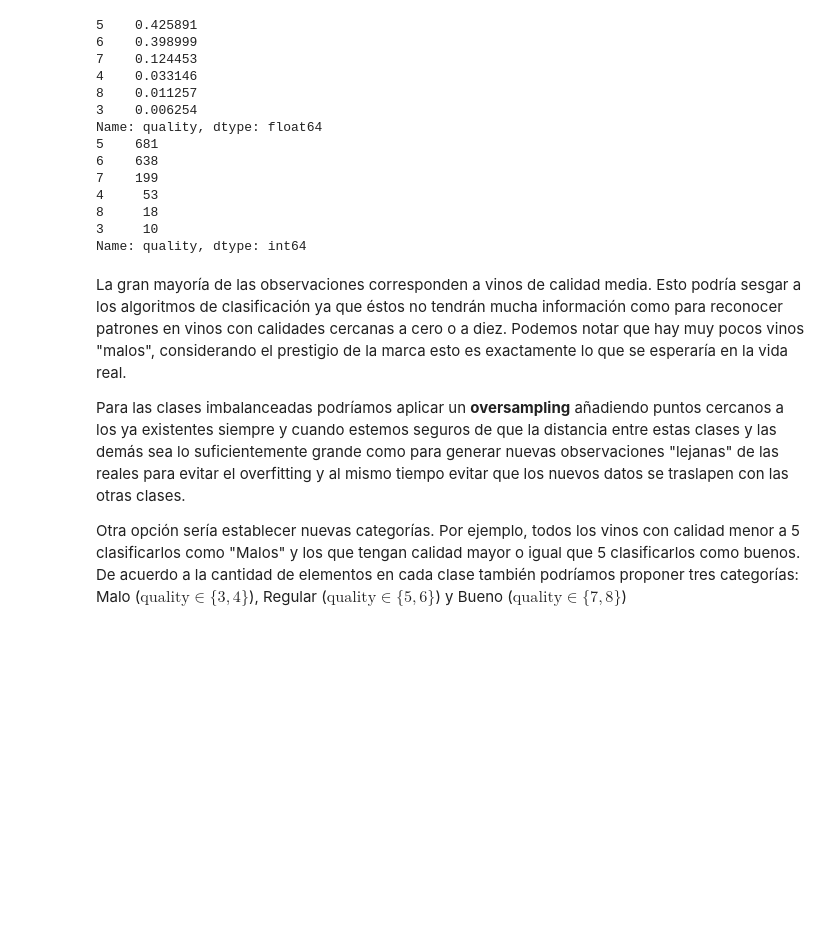
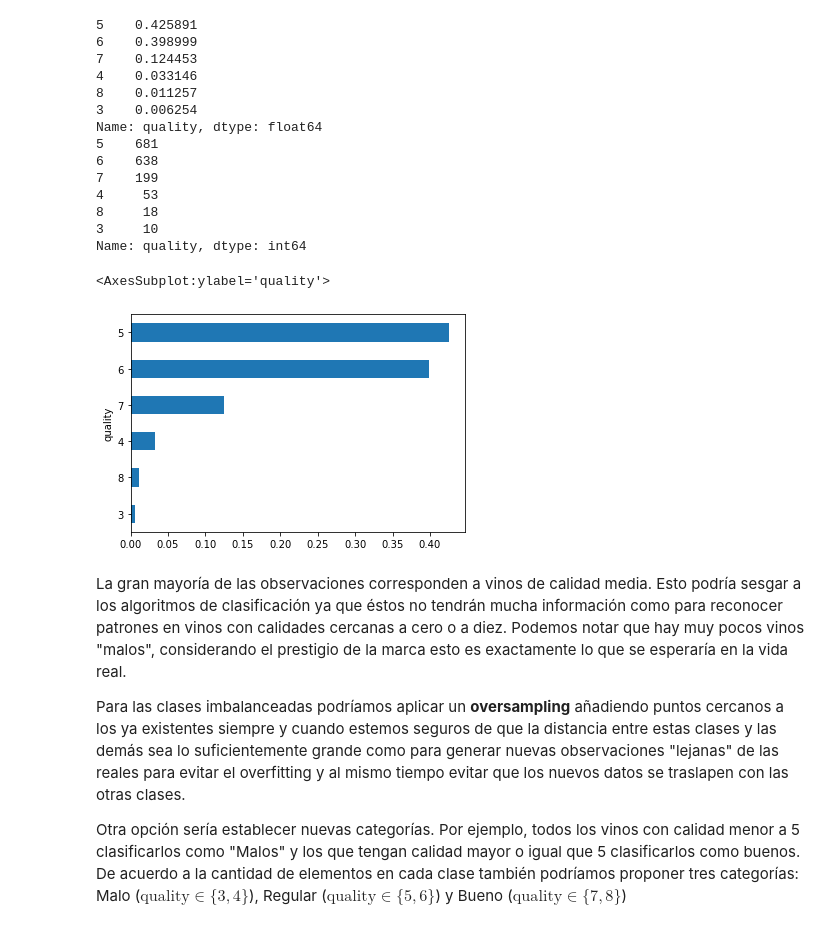
Before and after one commit to Pedro-Hdez/winequalityred-classificator, a Jupyter notebook: 2021-10-23.ipynb, the cells around one changed output. Drawn from its saved outputs; the diff is of its cells as text; code cells hidden in the pictures; blank space fills up the shorter version.

```diff
--- a/2021-10-23.ipynb
+++ b/2021-10-23.ipynb
@@ -177,6 +236,11 @@ Name: quality, dtype: float64
 8     18
 3     10
 Name: quality, dtype: int64
+# %%
+df.quality.value_counts(normalize=True, ascending=True).plot(kind = 'barh', xlabel = 'quality', ylabel = '%')
+# %% [output]
+<AxesSubplot:ylabel='quality'>
+[figure, added]
 # %% [markdown]
 La gran mayoría de las observaciones corresponden a vinos de calidad media. Esto podría sesgar a los algoritmos de clasificación ya que éstos no tendrán mucha información como para reconocer patrones en vinos con calidades cercanas a cero o a diez. Podemos notar que hay muy pocos vinos "malos", considerando el prestigio de la marca esto es exactamente lo que se esperaría en la vida real.
 
```
Also changed, not shown: parts of 22 cells of this notebook, 1 other file.
